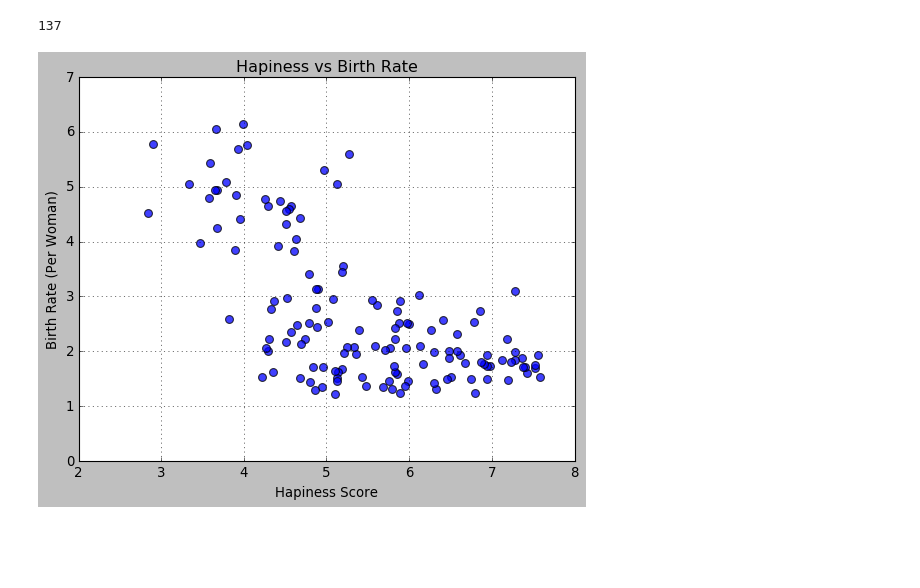
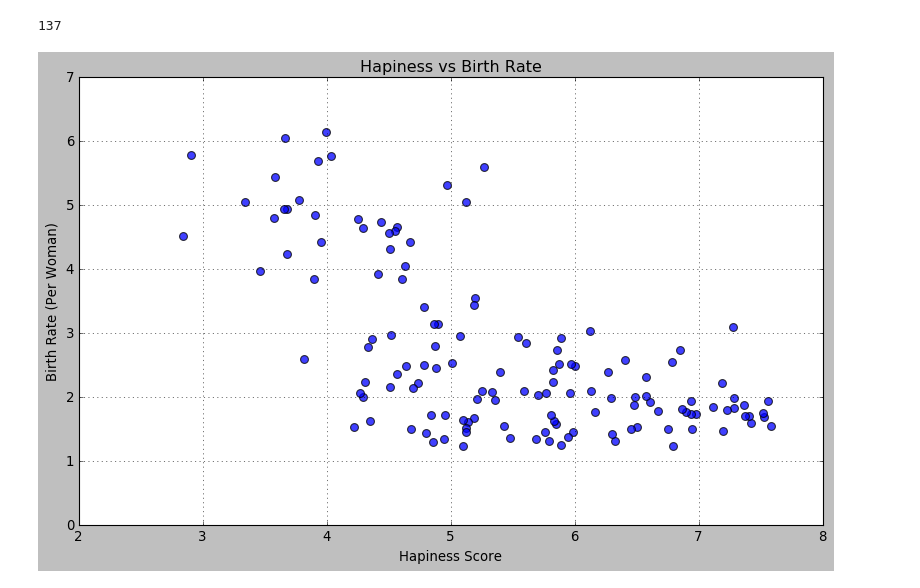
Before and after one commit to sinancengiz/World_Happiness, a Jupyter notebook: main.ipynb, the cells around one changed output. Saved outputs shown, nothing was run; the diff lists cells and outputs as text; code cells hidden in the pictures; blank space fills up the shorter version.

Commit message:
figure sizes edited

```diff
--- a/main.ipynb
+++ b/main.ipynb
@@ -190,25 +190,28 @@ len(organised_df)
 # %%
 #sytling the plot
 with plt.style.context(('classic')):
+    #Changing the size of the figure
+    plt.figure(figsize=(12, 7))
 #create scatter plot based on birth rate and hapiness score
     plt.scatter(organised_df["Happiness Score"], organised_df["Birth Rate 2015"], marker="o", facecolors="blue", edgecolors="black",
             s=50, alpha=0.75)
 #create a title
     plt.title("Hapiness vs Birth Rate")
 #create a y label
     plt.ylabel("Birth Rate (Per Woman)")
 #create a x label
     plt.xlabel("Hapiness Score")
 # create y and x limits
     plt.ylim(0, 7)
     plt.xlim(2, 8)
 #add a grid
     plt.grid()
+
 #save chart as png
     plt.savefig('Hapiness vs Birth Rate.png')
     plt.show()
 # %% [output]
-[figure, old version]
+[figure, new version]
 # %%
 #Excract data to csv
 writer = pd.ExcelWriter('Happiness_Data.xlsx')
```
Also changed, not shown: 3 other files.
